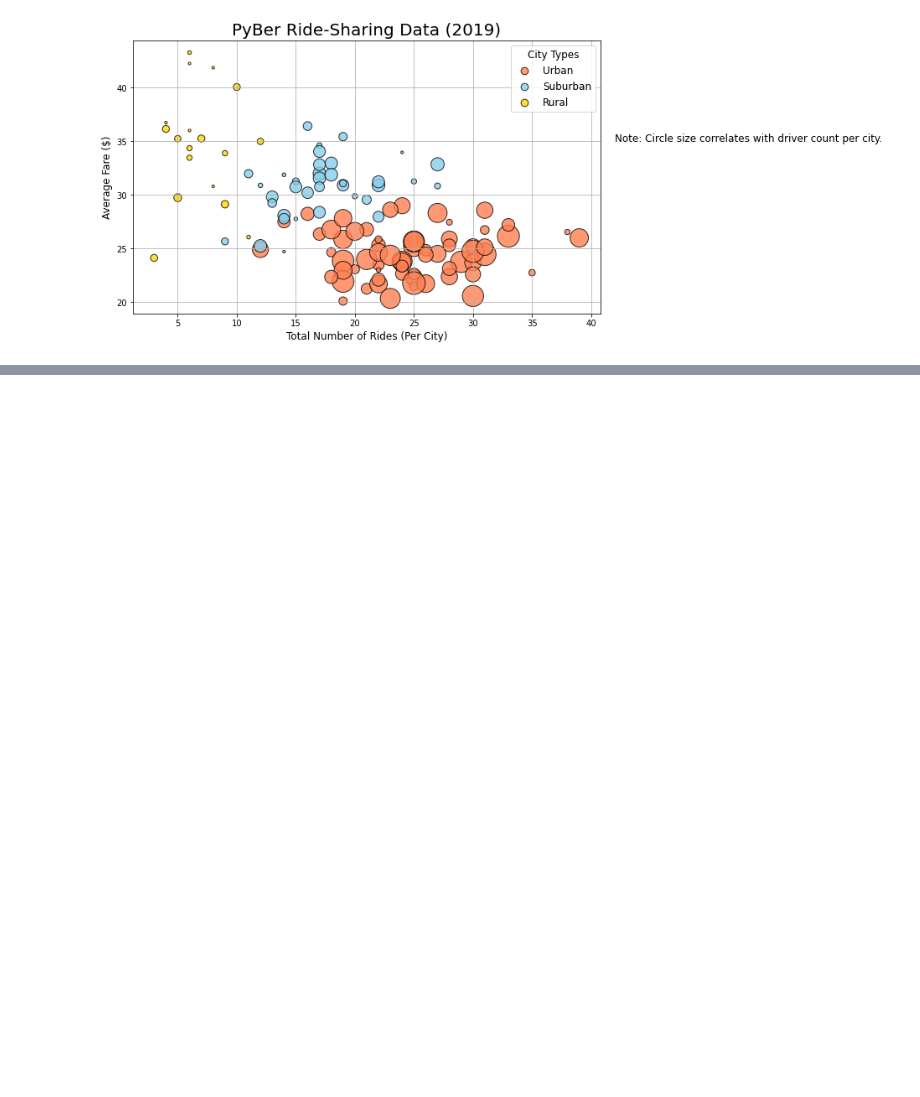
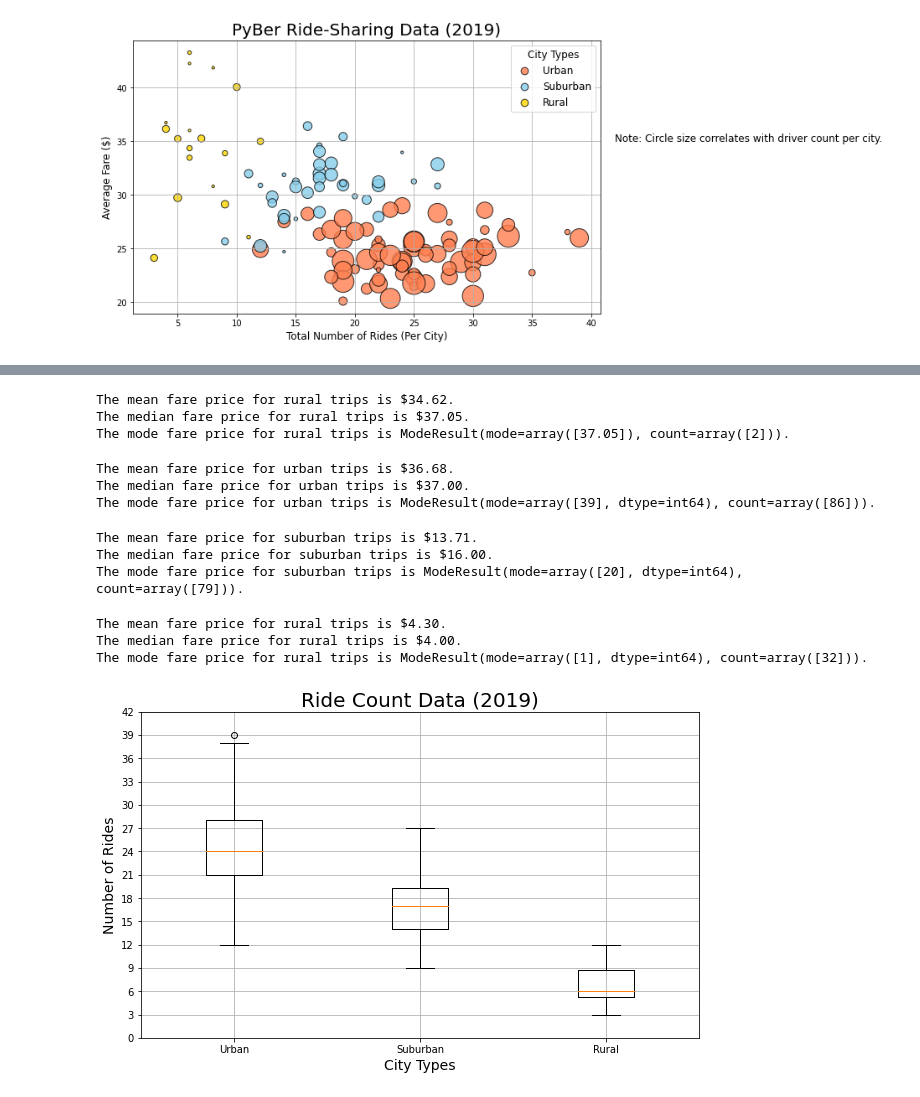
Before and after one commit to kushallsharma/PyBer_Analysis, a Jupyter notebook: PyBer.ipynb, the cells around one changed output, grey strips where cells are left out. Saved outputs shown, nothing was run; the diff lists cells and outputs as text; code cells hidden in the pictures; blank space fills up the shorter version.

```diff
--- a/PyBer.ipynb
+++ b/PyBer.ipynb
@@ -196,0 +341,77 @@ plt.show()
+# %%
+rural_fares = rural_cities_df["fare"]
+
+# Calculate the measures of central tendency for the average fare for the rural cities.
+mean_rural_fares = np.mean(rural_fares)
+print(f"The mean fare price for rural trips is ${mean_rural_fares:.2f}.")
+
+median_rural_fares = np.median(rural_fares)
+print(f"The median fare price for rural trips is ${median_rural_fares:.2f}.")
+
+mode_rural_fares = sts.mode(rural_fares)
+print(f"The mode fare price for rural trips is {mode_rural_fares}.")
+# %% [output]
+The mean fare price for rural trips is $34.62.
+The median fare price for rural trips is $37.05.
+The mode fare price for rural trips is ModeResult(mode=array([37.05]), count=array([2])).
+# %%
+urban_drivers = urban_cities_df["driver_count"]
+# Calculate the measures of central tendency for the average number of drivers for the urban cities.
+mean_urban_drivers = np.mean(urban_drivers)
+print(f"The mean fare price for urban trips is ${mean_urban_drivers:.2f}.")
+
+median_urban_drivers = np.median(urban_drivers)
+print(f"The median fare price for urban trips is ${median_urban_drivers:.2f}.")
+
+mode_urban_drivers = sts.mode(urban_drivers)
+print(f"The mode fare price for urban trips is {mode_urban_drivers}.")
+# %% [output]
+The mean fare price for urban trips is $36.68.
+The median fare price for urban trips is $37.00.
+The mode fare price for urban trips is ModeResult(mode=array([39], dtype=int64), count=array([86])).
+# %%
+suburban_drivers = suburban_cities_df["driver_count"]
+# Calculate the measures of central tendency for the average number of drivers for the suburban cities.
+mean_suburban_drivers = np.mean(suburban_drivers)
+print(f"The mean fare price for suburban trips is ${mean_suburban_drivers:.2f}.")
+
+median_suburban_drivers = np.median(suburban_drivers)
+print(f"The median fare price for suburban trips is ${median_suburban_drivers:.2f}.")
+
+mode_suburban_drivers = sts.mode(suburban_drivers)
+print(f"The mode fare price for suburban trips is {mode_suburban_drivers}.")
+# %% [output]
+The mean fare price for suburban trips is $13.71.
+The median fare price for suburban trips is $16.00.
+The mode fare price for suburban trips is ModeResult(mode=array([20], dtype=int64), count=array([79])).
+# %%
+rural_drivers = rural_cities_df["driver_count"]
+# Calculate the measures of central tendency for the average number of drivers for the rural cities.
+mean_rural_drivers = np.mean(rural_drivers)
+print(f"The mean fare price for rural trips is ${mean_rural_drivers:.2f}.")
+
+median_rural_drivers = np.median(rural_drivers)
+print(f"The median fare price for rural trips is ${median_rural_drivers:.2f}.")
+
+mode_rural_drivers = sts.mode(rural_drivers)
+print(f"The mode fare price for rural trips is {mode_rural_drivers}.")
+# %% [output]
+The mean fare price for rural trips is $4.30.
+The median fare price for rural trips is $4.00.
+The mode fare price for rural trips is ModeResult(mode=array([1], dtype=int64), count=array([32])).
+# %%
+# Add all ride count box-and-whisker plots to the same graph.
+x_labels = ["Urban", "Suburban","Rural"]
+ride_count_data = [urban_ride_count, suburban_ride_count, rural_ride_count]
+fig, ax = plt.subplots(figsize=(10, 6))
+ax.set_title('Ride Count Data (2019)',fontsize=20)
+ax.set_ylabel('Number of Rides',fontsize=14)
+ax.set_xlabel("City Types",fontsize=14)
+ax.boxplot(ride_count_data, labels=x_labels)
+ax.set_yticks(np.arange(0, 45, step=3.0))
+ax.grid()
+# Save the figure.
+plt.savefig("analysis/Fig2.png")
+plt.show()
+# %% [output]
+[figure, added]
```
Also changed, not shown: parts of 18 cells of this notebook, 2 other files.
